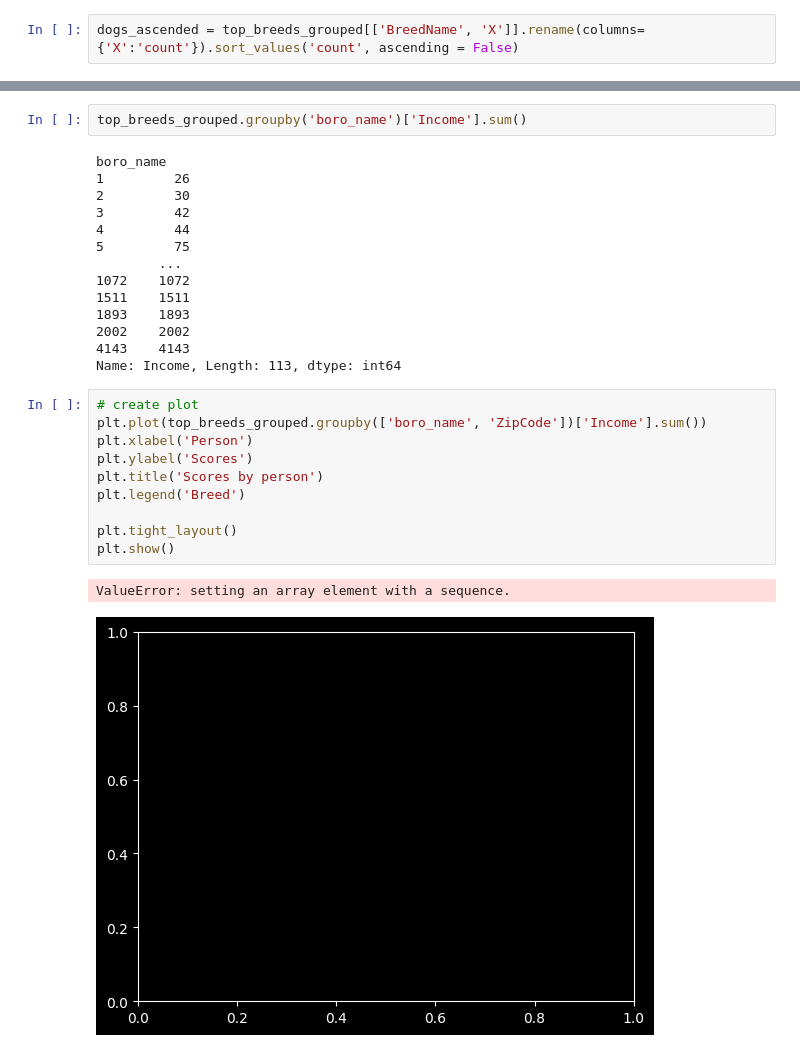
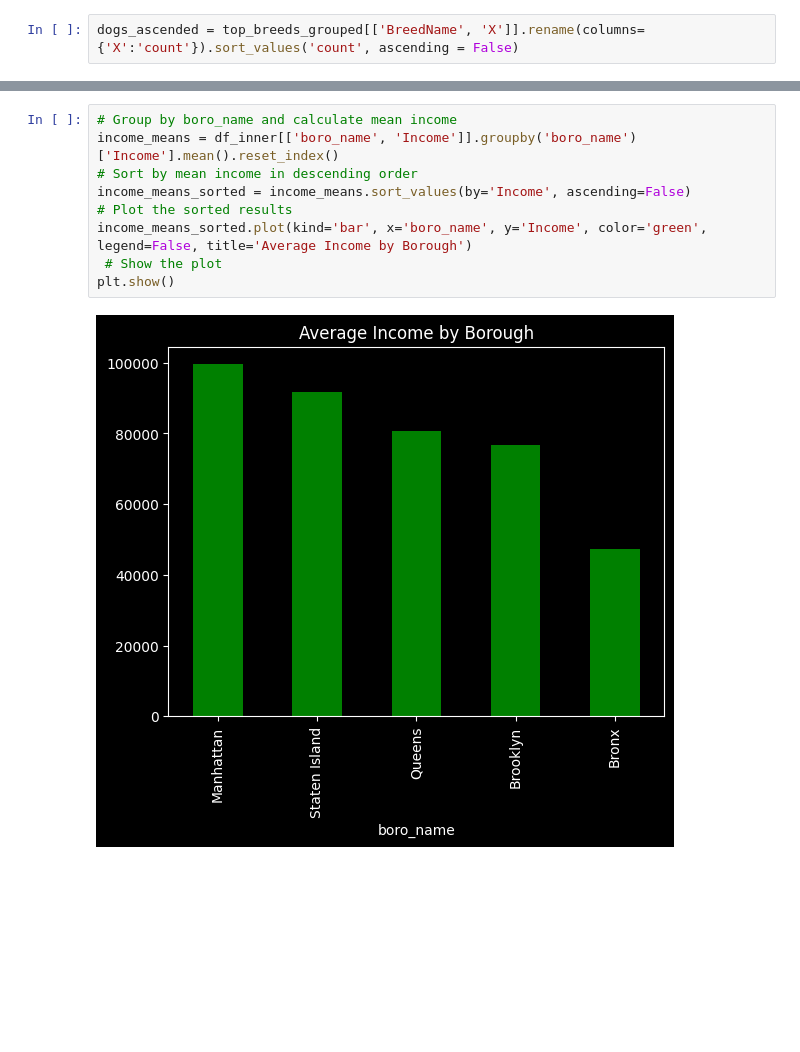
Before and after one commit to xSeanW/Dogs_NYC, a Jupyter notebook: nyc_dogs.ipynb, the cells around one changed output, grey strips where cells are left out. Cells and saved outputs as stored; diff of their text form; blank space fills up the shorter version.

```diff
--- a/nyc_dogs.ipynb
+++ b/nyc_dogs.ipynb
@@ -204,29 +209,11 @@ results[:5]
-# %%
-top_breeds_grouped.groupby('boro_name')['Income'].sum()
-# %% [output]
-boro_name
-1         26
-2         30
-3         42
-4         44
-5         75
-        ...
-1072    1072
-1511    1511
-1893    1893
-2002    2002
-4143    4143
-Name: Income, Length: 113, dtype: int64
-# %%
-# create plot
-plt.plot(top_breeds_grouped.groupby(['boro_name', 'ZipCode'])['Income'].sum())
-plt.xlabel('Person')
-plt.ylabel('Scores')
-plt.title('Scores by person')
-plt.legend('Breed')
-
-plt.tight_layout()
-plt.show()
-# %% [output]
-ValueError: setting an array element with a sequence.
-[figure, removed]
+# %%
+# Group by boro_name and calculate mean income
+income_means = df_inner[['boro_name', 'Income']].groupby('boro_name')['Income'].mean().reset_index()
+# Sort by mean income in descending order
+income_means_sorted = income_means.sort_values(by='Income', ascending=False)
+# Plot the sorted results
+income_means_sorted.plot(kind='bar', x='boro_name', y='Income', color='green', legend=False, title='Average Income by Borough')
+ # Show the plot
+plt.show()
+# %% [output]
+[figure, added]
```
Also changed, not shown: parts of 22 cells of this notebook, 2 other files.
